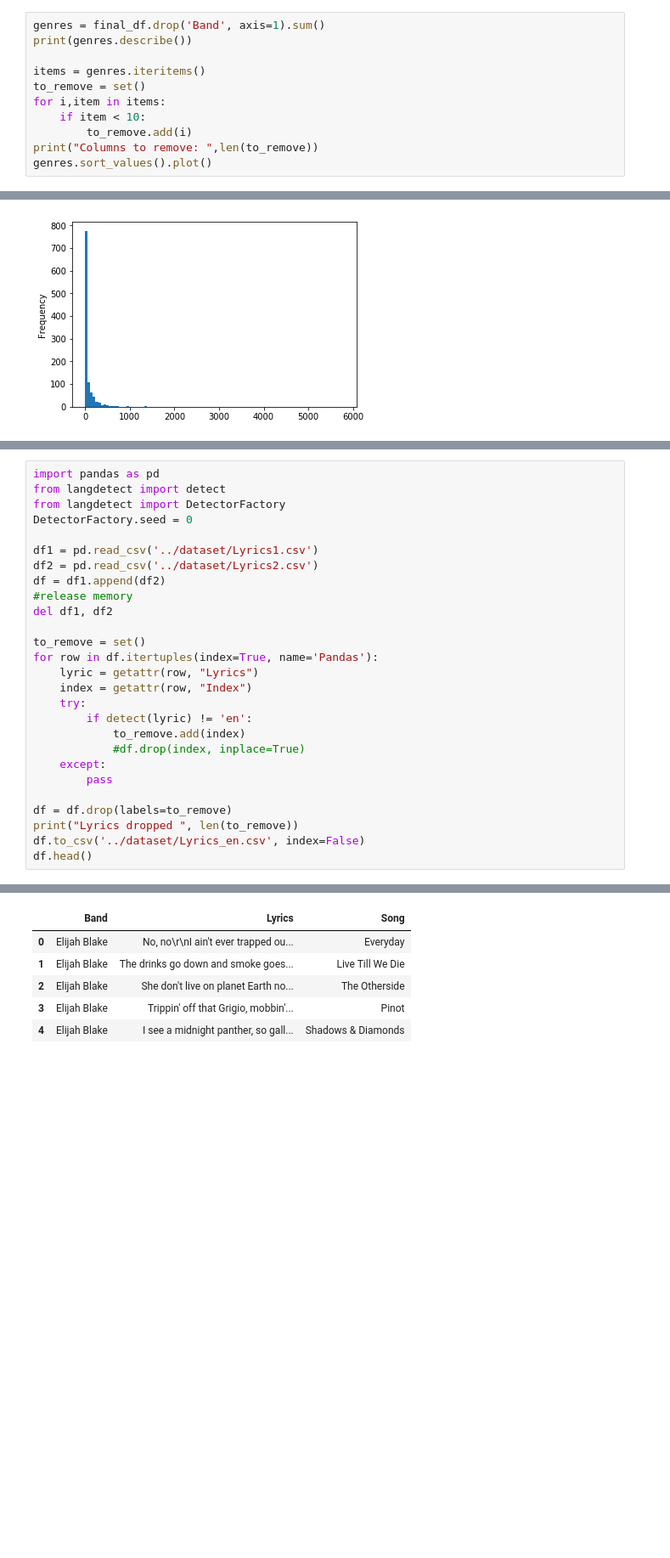
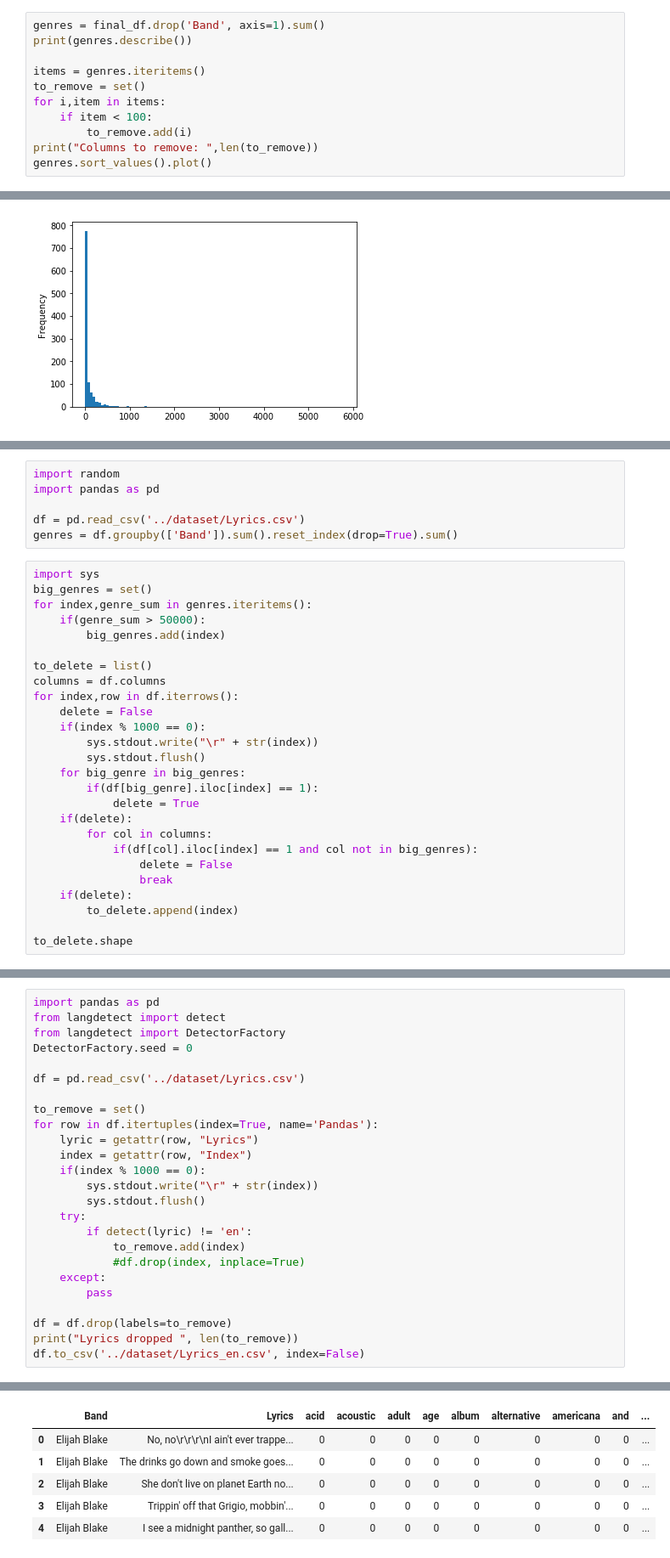
Before and after one commit to Hohenheimsenberg/LyricAnalyzer, a Jupyter notebook: 1.Dataset_Preparation.ipynb, the cells around one changed output, grey strips where cells are left out. Shown at 85% size. Drawn from its saved outputs; the diff is of its cells as text; blank space fills up the shorter version.

```diff
--- a/1.Dataset_Preparation.ipynb
+++ b/1.Dataset_Preparation.ipynb
@@ -172,7 +172,7 @@ print(genres.describe())
 items = genres.iteritems()
 to_remove = set()
 for i,item in items:
-    if item < 10:
+    if item < 100:
         to_remove.add(i)
 print("Columns to remove: ",len(to_remove))
 genres.sort_values().plot()
@@ -246,0 +364,32 @@ final_df
+# %%
+import random
+import pandas as pd
+
+df = pd.read_csv('../dataset/Lyrics.csv')
+genres = df.groupby(['Band']).sum().reset_index(drop=True).sum()
+# %%
+import sys
+big_genres = set()
+for index,genre_sum in genres.iteritems():
+    if(genre_sum > 50000):
+        big_genres.add(index)
+
+to_delete = list()
+columns = df.columns
+for index,row in df.iterrows():
+    delete = False
+    if(index % 1000 == 0):
+        sys.stdout.write("\r" + str(index))
+        sys.stdout.flush()
+    for big_genre in big_genres:
+        if(df[big_genre].iloc[index] == 1):
+            delete = True
+    if(delete):
+        for col in columns:
+            if(df[col].iloc[index] == 1 and col not in big_genres):
+                delete = False
+                break
+    if(delete):
+        to_delete.append(index)
+
+to_delete.shape
@@ -253,16 +410,15 @@ from langdetect import detect
 from langdetect import DetectorFactory
 DetectorFactory.seed = 0
 
-df1 = pd.read_csv('../dataset/Lyrics1.csv')
-df2 = pd.read_csv('../dataset/Lyrics2.csv')
-df = df1.append(df2)
-#release memory
-del df1, df2
+df = pd.read_csv('../dataset/Lyrics.csv')
 
 to_remove = set()
 for row in df.itertuples(index=True, name='Pandas'):
     lyric = getattr(row, "Lyrics")
     index = getattr(row, "Index")
+    if(index % 1000 == 0):
+        sys.stdout.write("\r" + str(index))
+        sys.stdout.flush()
     try:
         if detect(lyric) != 'en':
             to_remove.add(index)
@@ -273,5 +429,4 @@ for row in df.itertuples(index=True, name='Pandas'):
 df = df.drop(labels=to_remove)
 print("Lyrics dropped ", len(to_remove))
 df.to_csv('../dataset/Lyrics_en.csv', index=False)
-df.head()
 # %% [output]
@@ -279,6 +434,6 @@ Lyrics dropped  56604
-|  | Band | Lyrics | Song |
-| 0 | Elijah Blake | No, no\r\nI ain't ever trapped ou... | Everyday |
-| 1 | Elijah Blake | The drinks go down and smoke goes... | Live Till We Die |
-| 2 | Elijah Blake | She don't live on planet Earth no... | The Otherside |
-| 3 | Elijah Blake | Trippin' off that Grigio, mobbin'... | Pinot |
-| 4 | Elijah Blake | I see a midnight panther, so gall... | Shadows & Diamonds |
+|  | Band | Lyrics | acid | acoustic | adult | age | album | alternative | americana | and | ... |
+| 0 | Elijah Blake | No, no\r\r\r\nI ain't ever trappe... | 0 | 0 | 0 | 0 | 0 | 0 | 0 | 0 | ... |
+| 1 | Elijah Blake | The drinks go down and smoke goes... | 0 | 0 | 0 | 0 | 0 | 0 | 0 | 0 | ... |
+| 2 | Elijah Blake | She don't live on planet Earth no... | 0 | 0 | 0 | 0 | 0 | 0 | 0 | 0 | ... |
+| 3 | Elijah Blake | Trippin' off that Grigio, mobbin'... | 0 | 0 | 0 | 0 | 0 | 0 | 0 | 0 | ... |
+| 4 | Elijah Blake | I see a midnight panther, so gall... | 0 | 0 | 0 | 0 | 0 | 0 | 0 | 0 | ... |
```
Also changed, not shown: parts of 23 cells of this notebook, 4 other files.
